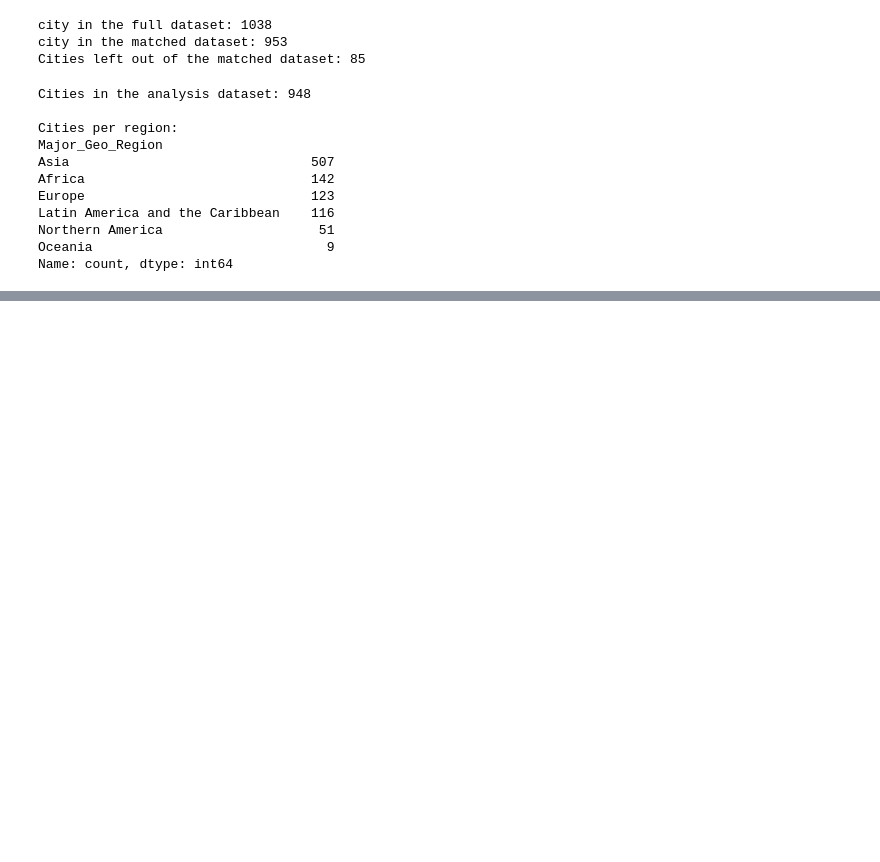
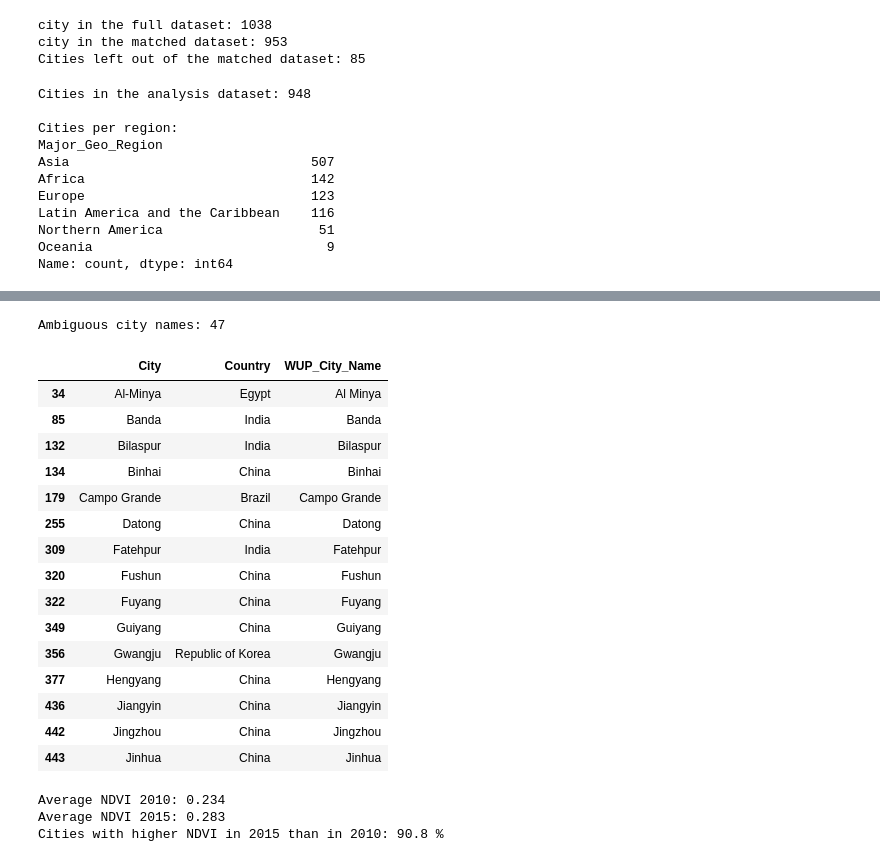
Before and after one commit to prince63aj/Urban_Green_Cover_and_Population_Growth, a Jupyter notebook: Analysis.ipynb, the cells around one changed output, grey strips where cells are left out. Saved outputs shown, nothing was run; the diff lists cells and outputs as text; code cells hidden in the pictures; blank space fills up the shorter version.

Commit message:
Applyin Data cleaning on the dataset according to the requirement

```diff
--- a/Analysis.ipynb
+++ b/Analysis.ipynb
@@ -157,0 +208,35 @@ Name: count, dtype: int64
+# %%
+# Cities whose name appears more than once in the UN data (we picked the largest one)
+ambiguous = wide[wide["Match_Type"] == "name_ambiguous_largest_chosen"]
+print("Ambiguous city names:", len(ambiguous))
+ambiguous[["City", "Country", "WUP_City_Name"]].head(15)
+# %% [output]
+Ambiguous city names: 47
+|  | City | Country | WUP_City_Name |
+| 34 | Al-Minya | Egypt | Al Minya |
+| 85 | Banda | India | Banda |
+| 132 | Bilaspur | India | Bilaspur |
+| 134 | Binhai | China | Binhai |
+| 179 | Campo Grande | Brazil | Campo Grande |
+| 255 | Datong | China | Datong |
+| 309 | Fatehpur | India | Fatehpur |
+| 320 | Fushun | China | Fushun |
+| 322 | Fuyang | China | Fuyang |
+| 349 | Guiyang | China | Guiyang |
+| 356 | Gwangju | Republic of Korea | Gwangju |
+| 377 | Hengyang | China | Hengyang |
+| 436 | Jiangyin | China | Jiangyin |
+| 442 | Jingzhou | China | Jingzhou |
+| 443 | Jinhua | China | Jinhua |
+# %%
+# Check the NDVI jump between 2010 and 2015 (possible incompatibility between years)
+print("Average NDVI 2010:", round(matched["NDVI_annual_avg_2010"].mean(), 3))
+print("Average NDVI 2015:", round(matched["NDVI_annual_avg_2015"].mean(), 3))
+
+# Share of cities where NDVI is higher in 2015 than in 2010
+share_up = (matched["NDVI_annual_avg_2015"] > matched["NDVI_annual_avg_2010"]).mean() * 100
+print("Cities with higher NDVI in 2015 than in 2010:", round(share_up, 1), "%")
+# %% [output]
+Average NDVI 2010: 0.234
+Average NDVI 2015: 0.283
+Cities with higher NDVI in 2015 than in 2010: 90.8 %
```
Also changed, not shown: parts of 5 cells of this notebook.
